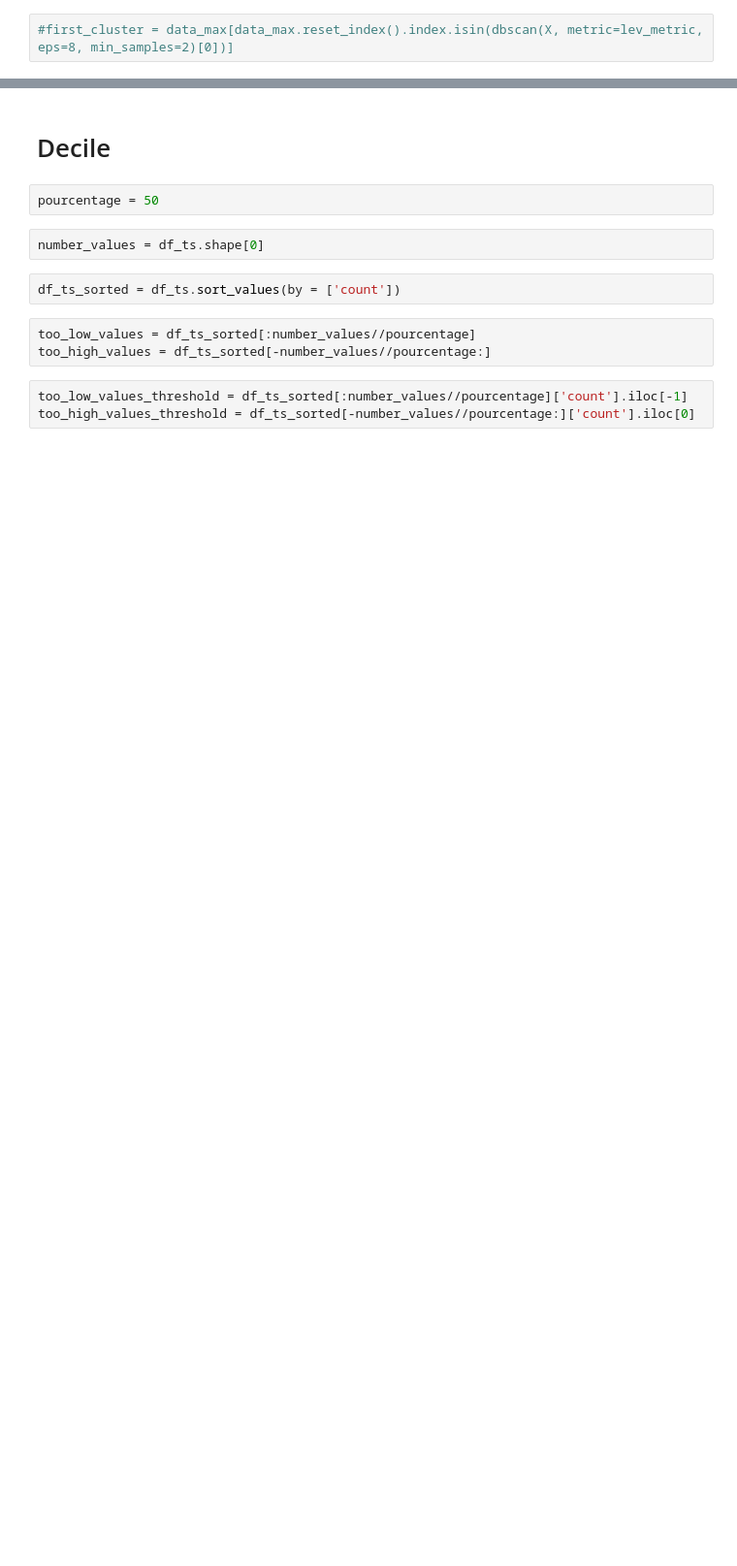
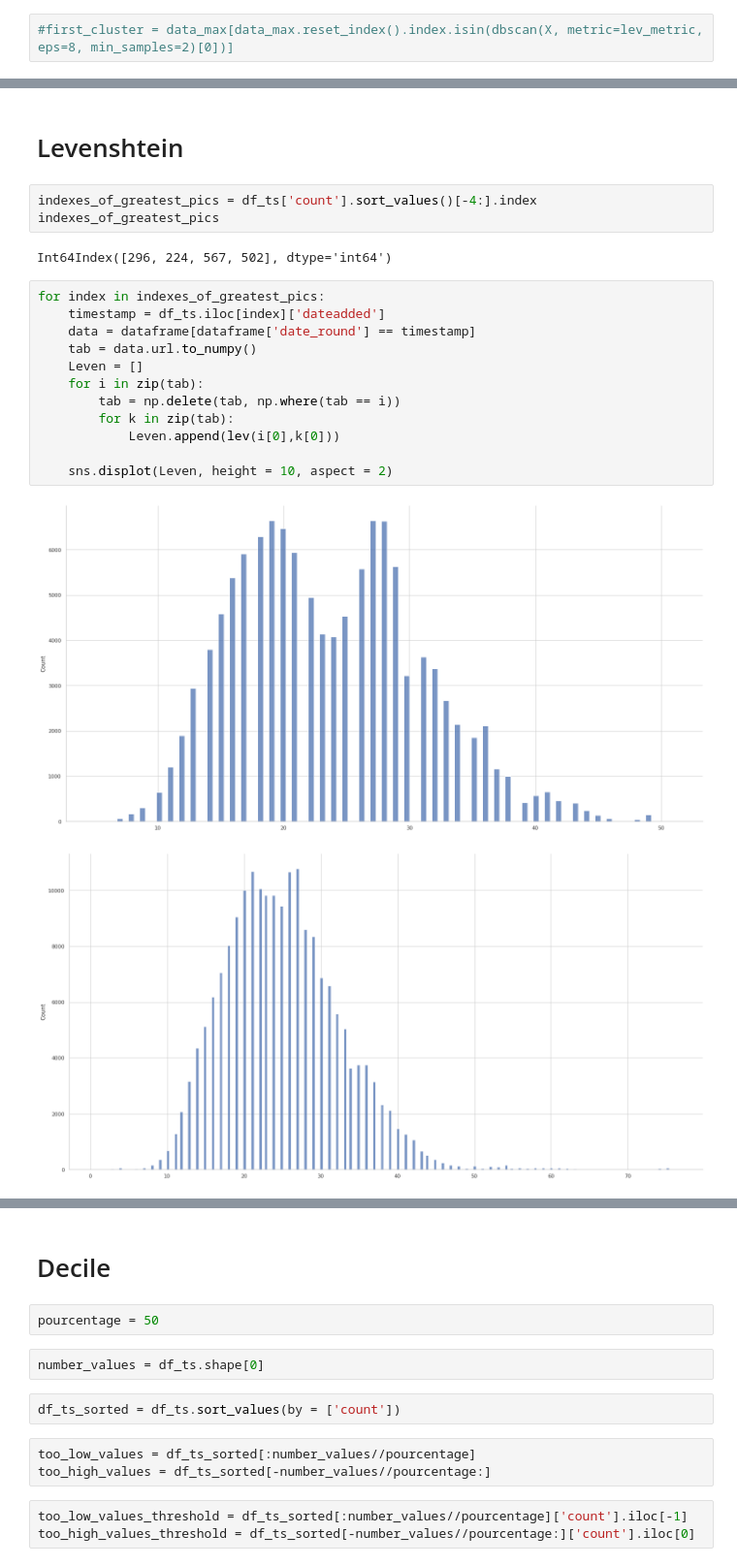
Before and after one commit to Stucki92/POC_ALEIA_GIT_JH, a Jupyter notebook: Notebook_Malware.ipynb, the cells around one changed output, grey strips where cells are left out. Shown at 97% size. Drawn from its saved outputs; the diff is of its cells as text; blank space fills up the shorter version.

```diff
--- a/Notebook_Malware.ipynb
+++ b/Notebook_Malware.ipynb
@@ -141,0 +118,22 @@ Name: date_round, dtype: int64
+# %% [markdown]
+# Levenshtein
+# %%
+indexes_of_greatest_pics = df_ts['count'].sort_values()[-4:].index
+indexes_of_greatest_pics
+# %% [output]
+Int64Index([296, 224, 567, 502], dtype='int64')
+# %%
+for index in indexes_of_greatest_pics:
+    timestamp = df_ts.iloc[index]['dateadded']
+    data = dataframe[dataframe['date_round'] == timestamp]
+    tab = data.url.to_numpy()
+    Leven = []
+    for i in zip(tab):
+        tab = np.delete(tab, np.where(tab == i))
+        for k in zip(tab):
+            Leven.append(lev(i[0],k[0]))
+
+    sns.displot(Leven, height = 10, aspect = 2)
+# %% [output]
+[figure, added]
+[figure, added]
```
Also changed, not shown: parts of 13 cells of this notebook.
